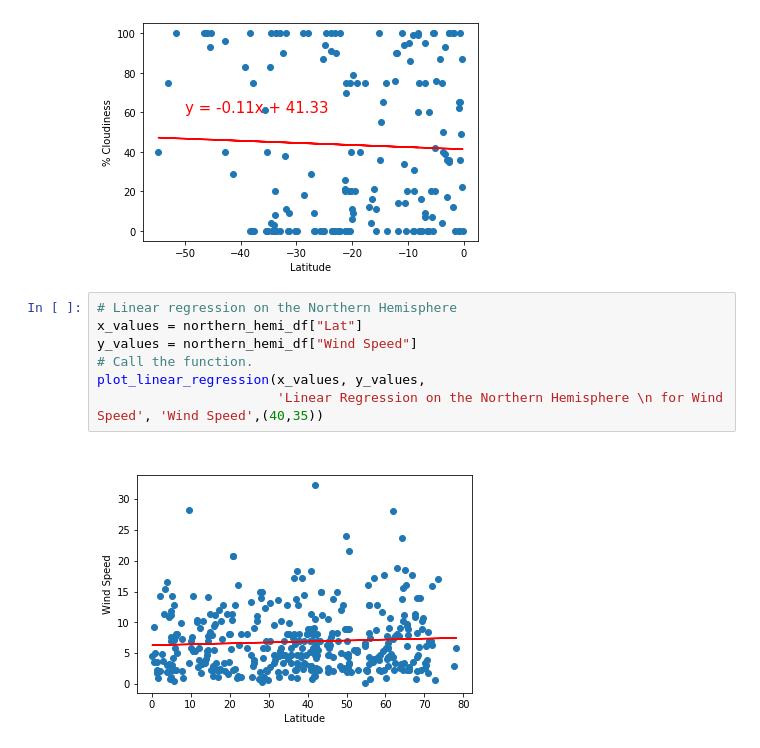
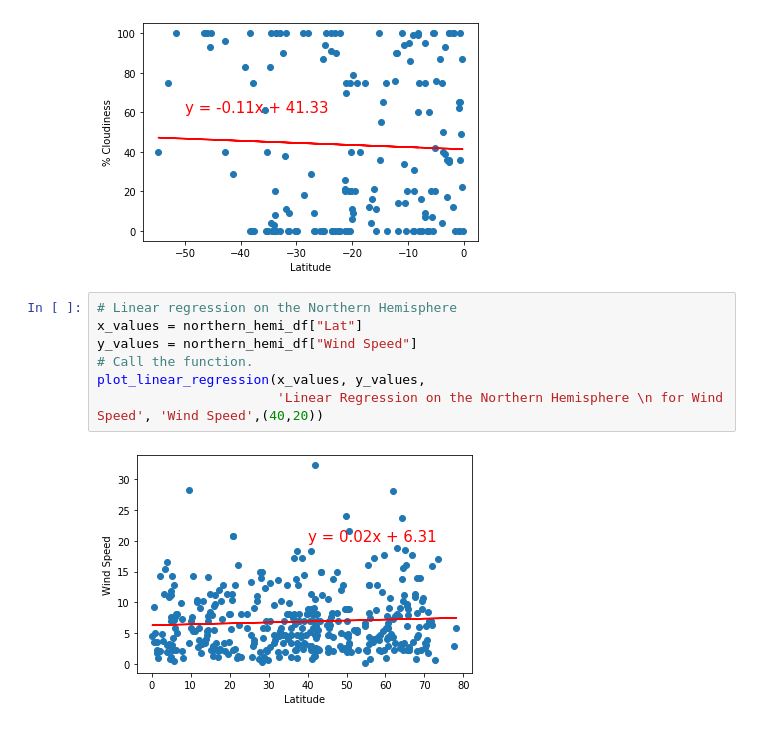
Before and after one commit to jmasurovsky/World_Weather_Analysis, a Jupyter notebook: WeatherPy.ipynb, the cells around one changed output. Saved outputs shown, nothing was run; the diff lists cells and outputs as text.

```diff
--- a/WeatherPy.ipynb
+++ b/WeatherPy.ipynb
@@ -400,12 +400,12 @@ plot_linear_regression(x_values, y_values,
 # %%
 # Linear regression on the Northern Hemisphere
 x_values = northern_hemi_df["Lat"]
 y_values = northern_hemi_df["Wind Speed"]
 # Call the function.
 plot_linear_regression(x_values, y_values,
-                       'Linear Regression on the Northern Hemisphere \n for Wind Speed', 'Wind Speed',(40,35))
+                       'Linear Regression on the Northern Hemisphere \n for Wind Speed', 'Wind Speed',(40,20))
 # %% [output]
-[figure, old version]
+[figure, new version]
 # %%
 # Linear regression on the Southern Hemisphere
 x_values = southern_hemi_df["Lat"]
```
Also changed, not shown: parts of 1 cell of this notebook, 2 other files.
